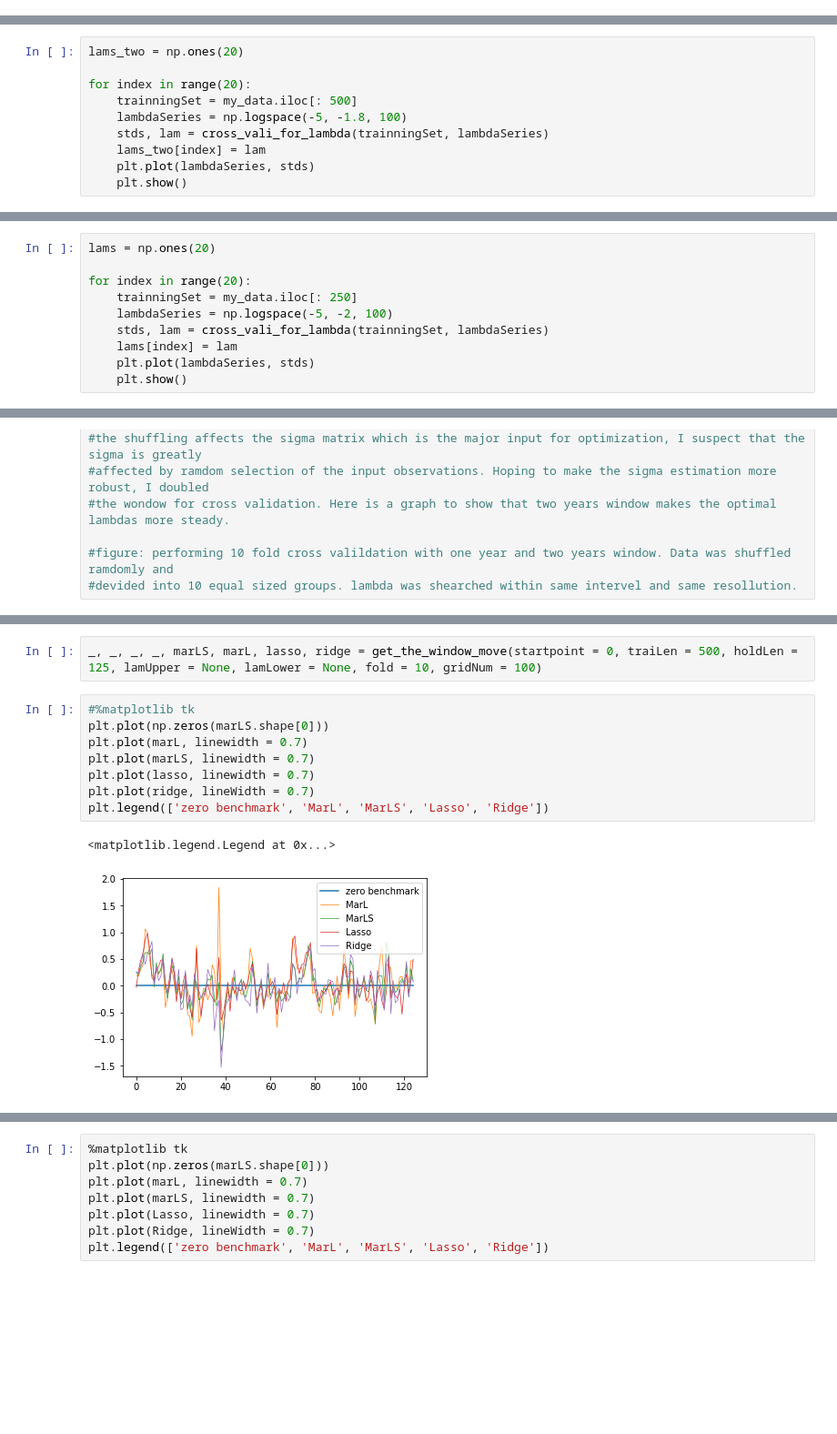
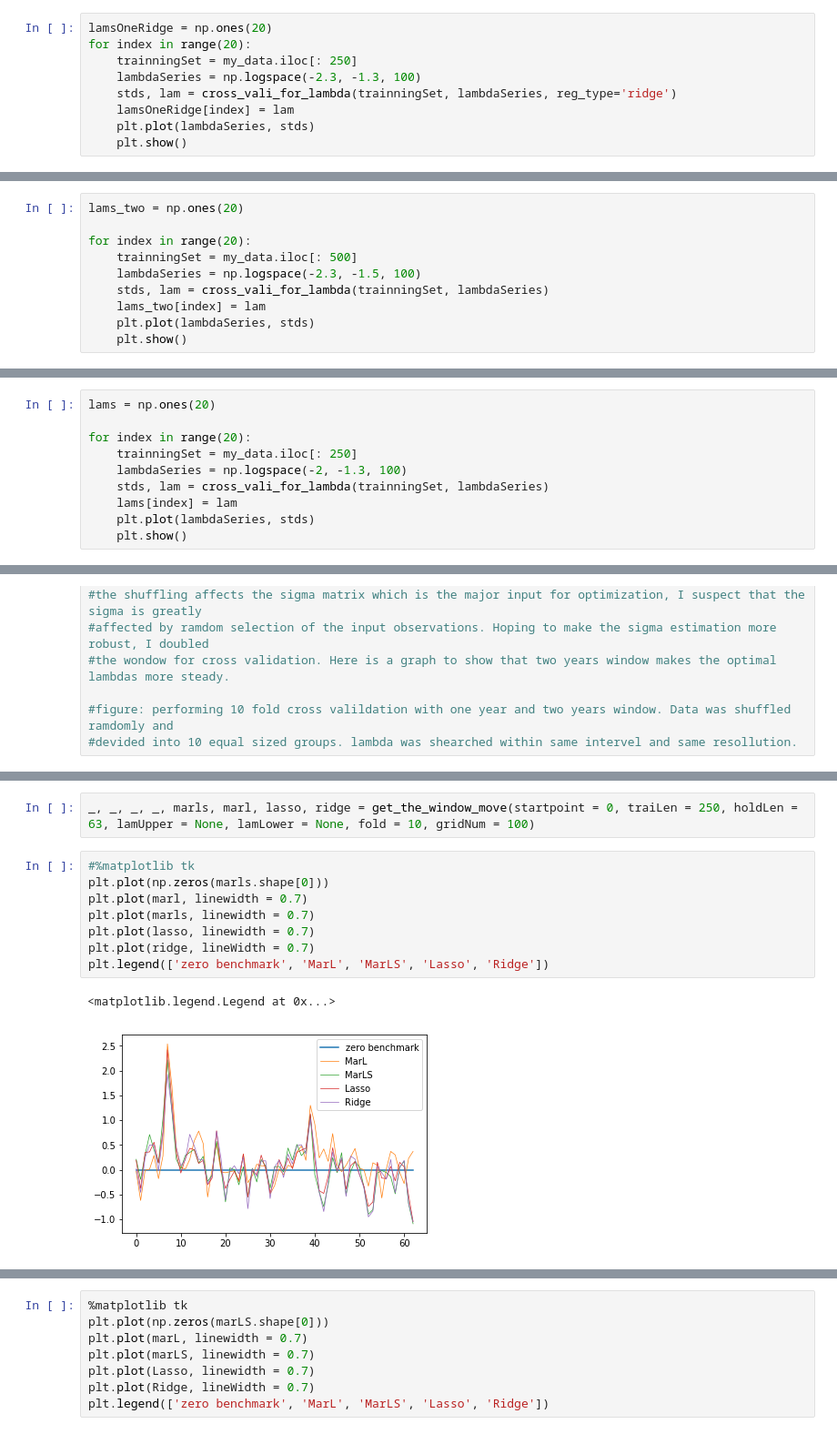
Before and after one commit to linsallyzhao/notebooks, a Jupyter notebook: ML_courseWork/48Industry_GMV_portfolio.ipynb, the cells around one changed output, grey strips where cells are left out. Shown at 91% size. Cells and saved outputs as stored; diff of their text form; blank space fills up the shorter version.

```diff
--- a/ML_courseWork/48Industry_GMV_portfolio.ipynb
+++ b/ML_courseWork/48Industry_GMV_portfolio.ipynb
@@ -333,0 +191,9 @@ plt.plot(lambdaSeries, stds)
+# %%
+lamsOneRidge = np.ones(20)
+for index in range(20):
+    trainningSet = my_data.iloc[: 250]
+    lambdaSeries = np.logspace(-2.3, -1.3, 100)
+    stds, lam = cross_vali_for_lambda(trainningSet, lambdaSeries, reg_type='ridge')
+    lamsOneRidge[index] = lam
+    plt.plot(lambdaSeries, stds)
+    plt.show()
@@ -336,7 +220,7 @@ lams_two = np.ones(20)
 
 for index in range(20):
     trainningSet = my_data.iloc[: 500]
-    lambdaSeries = np.logspace(-5, -1.8, 100)
+    lambdaSeries = np.logspace(-2.3, -1.5, 100)
     stds, lam = cross_vali_for_lambda(trainningSet, lambdaSeries)
     lams_two[index] = lam
     plt.plot(lambdaSeries, stds)
@@ -360,7 +244,7 @@ lams = np.ones(20)
 
 for index in range(20):
     trainningSet = my_data.iloc[: 250]
-    lambdaSeries = np.logspace(-5, -2, 100)
+    lambdaSeries = np.logspace(-2, -1.3, 100)
     stds, lam = cross_vali_for_lambda(trainningSet, lambdaSeries)
     lams[index] = lam
     plt.plot(lambdaSeries, stds)
@@ -509,15 +391,15 @@ def get_the_window_move(startpoint = 0, traiLen = 250, holdLen = 125, lamUpper =
 
     return posCountLasso, posCountRidge, posCountMarLS, posCountMarL, marSLreturns, marLreturns, lassoReturns, ridgeReturns
 # %%
-_, _, _, _, marLS, marL, lasso, ridge = get_the_window_move(startpoint = 0, traiLen = 500, holdLen = 125, lamUpper = None, lamLower = None, fold = 10, gridNum = 100)
+_, _, _, _, marls, marl, lasso, ridge = get_the_window_move(startpoint = 0, traiLen = 250, holdLen = 63, lamUpper = None, lamLower = None, fold = 10, gridNum = 100)
 # %%
 #%matplotlib tk
-plt.plot(np.zeros(marLS.shape[0]))
-plt.plot(marL, linewidth = 0.7)
-plt.plot(marLS, linewidth = 0.7)
+plt.plot(np.zeros(marls.shape[0]))
+plt.plot(marl, linewidth = 0.7)
+plt.plot(marls, linewidth = 0.7)
 plt.plot(lasso, linewidth = 0.7)
 plt.plot(ridge, lineWidth = 0.7)
 plt.legend(['zero benchmark', 'MarL', 'MarLS', 'Lasso', 'Ridge'])
 # %% [output]
 <matplotlib.legend.Legend at 0x...>
-[figure, old version]
+[figure, new version]
```
Also changed, not shown: parts of 37 cells of this notebook, 2 other files.
